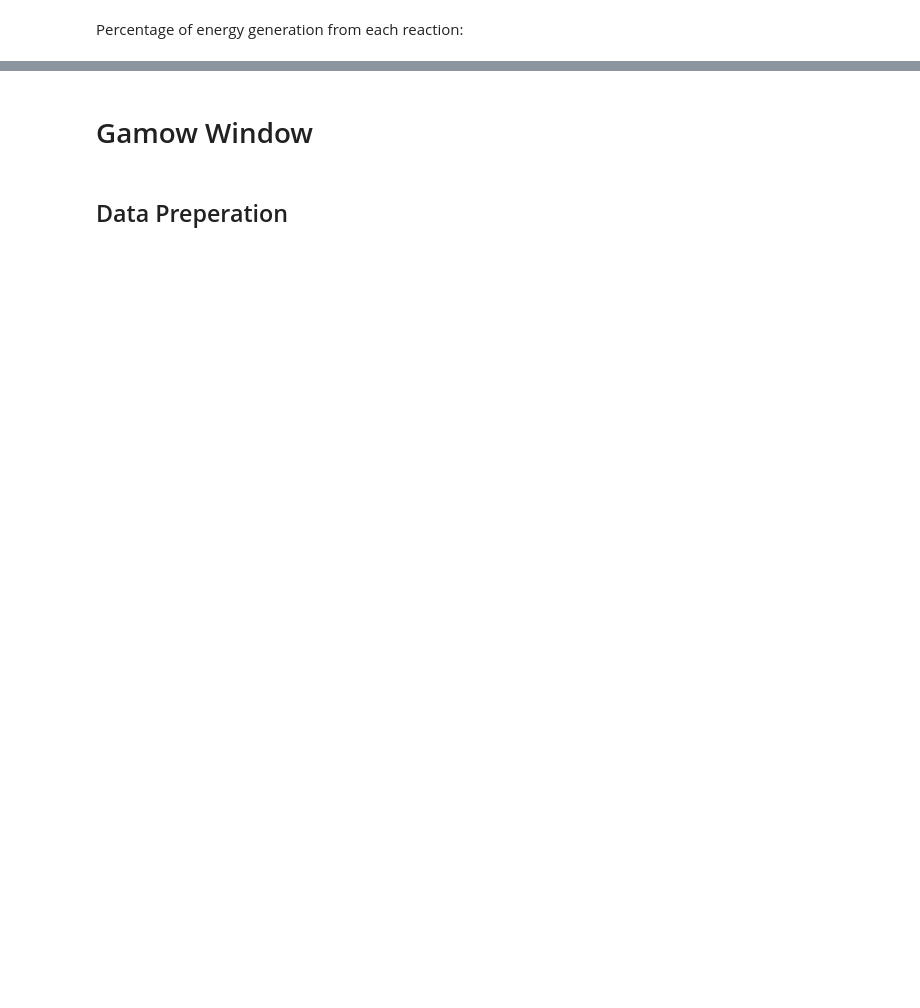
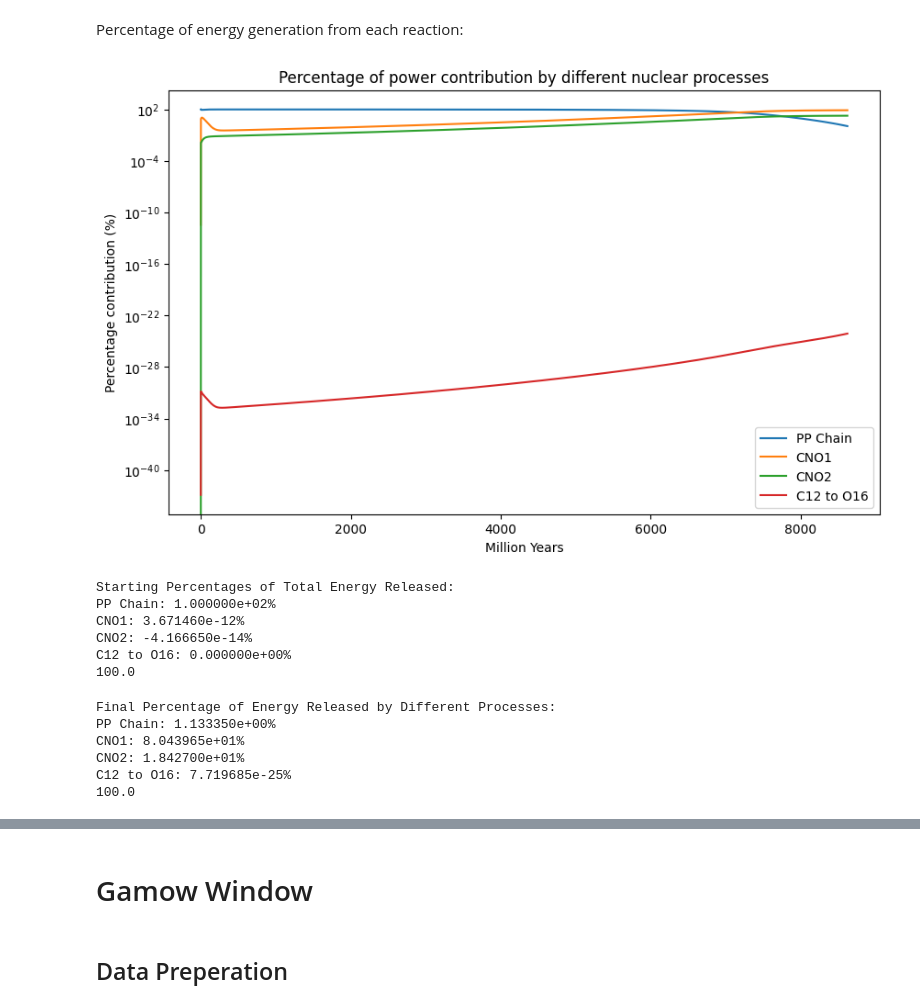
Before and after one commit to PranavHN/PHAS0052-Physics_Group_Project, a Jupyter notebook: Code/Pranav code.ipynb, the cells around one changed output, grey strips where cells are left out. Drawn from its saved outputs; the diff is of its cells as text; code cells hidden in the pictures; blank space fills up the shorter version.

```diff
--- a/Code/Pranav code.ipynb
+++ b/Code/Pranav code.ipynb
@@ -698,27 +698,27 @@ def diffEqs(t, elements, elemChart,elementMasses):
     t9 = temp / 1e9  # convert to 10^9 K
     rho_factor = rho_now / rho_MS_0
 
-    # non-negative treatment
-    H1  = max(elements[elemChart["H1"]], 0.0)
-    H2  = max(elements[elemChart["H2"]], 0.0)
-    He3 = max(elements[elemChart["He3"]], 0.0)
-    He4 = max(elements[elemChart["He4"]], 0.0)
-    Be7 = max(elements[elemChart["Be7"]], 0.0)
-    Li7 = max(elements[elemChart["Li7"]], 0.0)
-    B8  = max(elements[elemChart["B8"]], 0.0)
+    # # non-negative treatment
+    # H1  = max(elements[elemChart["H1"]], 0.0)
+    # H2  = max(elements[elemChart["H2"]], 0.0)
+    # He3 = max(elements[elemChart["He3"]], 0.0)
+    # He4 = max(elements[elemChart["He4"]], 0.0)
+    # Be7 = max(elements[elemChart["Be7"]], 0.0)
+    # Li7 = max(elements[elemChart["Li7"]], 0.0)
+    # B8  = max(elements[elemChart["B8"]], 0.0)
 
-    C12 = max(elements[elemChart["C12"]], 0.0)
-    N13 = max(elements[elemChart["N13"]], 0.0)
-    C13 = max(elements[elemChart["C13"]], 0.0)
-    N14 = max(elements[elemChart["N14"]], 0.0)
-    O15 = max(elements[elemChart["O15"]], 0.0)
-    N15 = max(elements[elemChart["N15"]], 0.0)
+    # C12 = max(elements[elemChart["C12"]], 0.0)
+    # N13 = max(elements[elemChart["N13"]], 0.0)
+    # C13 = max(elements[elemChart["C13"]], 0.0)
+    # N14 = max(elements[elemChart["N14"]], 0.0)
+    # O15 = max(elements[elemChart["O15"]], 0.0)
+    # N15 = max(elements[elemChart["N15"]], 0.0)
 
-    O16 = max(elements[elemChart["O16"]], 0.0)
-    F17 = max(elements[elemChart["F17"]], 0.0)
-    O17 = max(elements[elemChart["O17"]], 0.0)
+    # O16 = max(elements[elemChart["O16"]], 0.0)
+    # F17 = max(elements[elemChart["F17"]], 0.0)
+    # O17 = max(elements[elemChart["O17"]], 0.0)
 
-    Be8 = max(elements[elemChart["Be8"]], 0.0)
+    # Be8 = max(elements[elemChart["Be8"]], 0.0)
 
 
 
@@ -926,18 +986,20 @@ Percentage of energy generation from each reaction:
 # %%
 percentages = energies / totalEnergies[:, None] * 100
 
 plt.figure(figsize=(10, 6))
 plt.plot(time_steps/(sec_yearConvert * 1e6), percentages[:, 0], label='PP Chain')
 plt.plot(time_steps/(sec_yearConvert * 1e6), percentages[:, 1], label='CNO1')
 plt.plot(time_steps/(sec_yearConvert * 1e6), percentages[:, 2], label='CNO2')
 # plt.plot(time_steps, percentages[:, 3], label='Triple Alpha')
 plt.plot(time_steps/(sec_yearConvert * 1e6), percentages[:, 4], label='C12 to O16')
 plt.xlabel('Million Years')
-plt.ylabel('Percentage of Total Energy Released (%)')
+plt.ylabel('Percentage contribution (%)')
 plt.yscale('log')
 plt.legend()
-plt.title('Percentage of Total Energy Released by Different Nuclear Processes')
+plt.title('Percentage of power contribution by different nuclear processes')
 plt.show()
+# %% [output]
+[figure, added]
 # %%
 # Print the starting percentage of energy released by each process
 
@@ -951,6 +1013,13 @@ print("CNO2: {:.6e}%".format(startPercentages[2]))
 print("C12 to O16: {:.6e}%".format(startPercentages[3]))
 
 print(np.sum(startPercentages))
+# %% [output]
+Starting Percentages of Total Energy Released:
+PP Chain: 1.000000e+02%
+CNO1: 3.671460e-12%
+CNO2: -4.166650e-14%
+C12 to O16: 0.000000e+00%
+100.0
 # %%
 # Print the final percentage of energy released by each process
 
@@ -964,6 +1033,13 @@ print("CNO2: {:.6e}%".format(final_percentages[2]))
 print("C12 to O16: {:.6e}%".format(final_percentages[4]))
 
 print(np.sum(final_percentages))
+# %% [output]
+Final Percentage of Energy Released by Different Processes:
+PP Chain: 1.133350e+00%
+CNO1: 8.043965e+01%
+CNO2: 1.842700e+01%
+C12 to O16: 7.719685e-25%
+100.0
 # %%
 plt.figure(figsize=(10, 6))
 plt.plot(time_steps/(sec_yearConvert * 1e6), percentages[:, 0], label='PP Chain')
```
Also changed, not shown: parts of 15 cells of this notebook, 1 other file.
